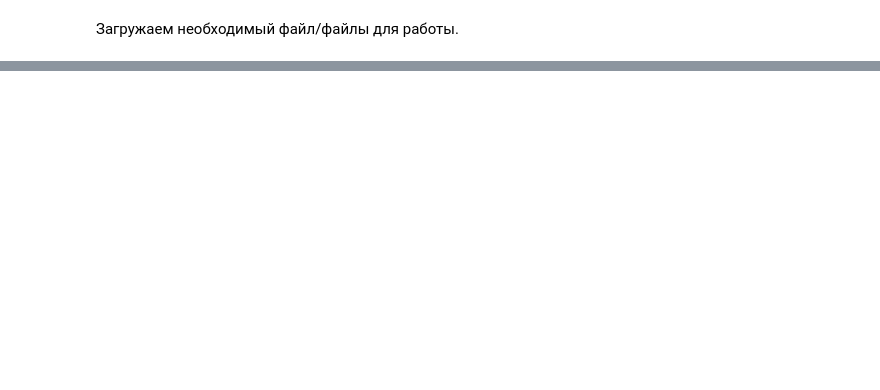
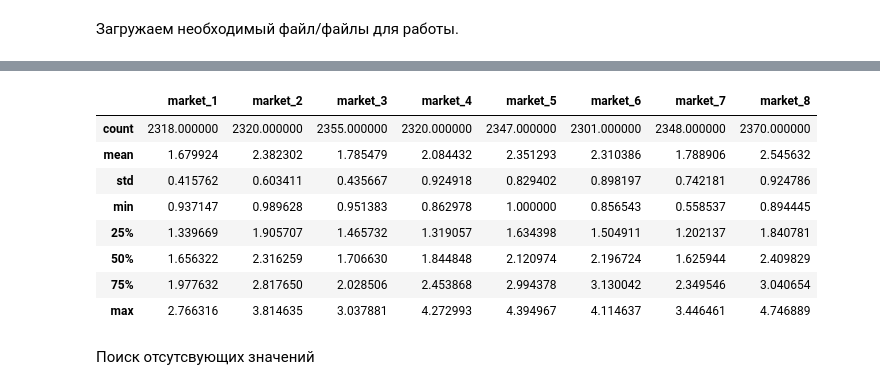
Before and after one commit to veresnikov/ad, a Jupyter notebook: research_data.ipynb, the cells around one changed output, grey strips where cells are left out. Cells and saved outputs as stored; diff of their text form; code cells hidden in the pictures; blank space fills up the shorter version.

```diff
--- a/research_data.ipynb
+++ b/research_data.ipynb
@@ -259,0 +136,14 @@ df.corr()
+# %%
+sales_train_df.describe()
+# %% [output]
+|  | market_1 | market_2 | market_3 | market_4 | market_5 | market_6 | market_7 | market_8 |
+| count | 2318.000000 | 2320.000000 | 2355.000000 | 2320.000000 | 2347.000000 | 2301.000000 | 2348.000000 | 2370.000000 |
+| mean | 1.679924 | 2.382302 | 1.785479 | 2.084432 | 2.351293 | 2.310386 | 1.788906 | 2.545632 |
+| std | 0.415762 | 0.603411 | 0.435667 | 0.924918 | 0.829402 | 0.898197 | 0.742181 | 0.924786 |
+| min | 0.937147 | 0.989628 | 0.951383 | 0.862978 | 1.000000 | 0.856543 | 0.558537 | 0.894445 |
+| 25% | 1.339669 | 1.905707 | 1.465732 | 1.319057 | 1.634398 | 1.504911 | 1.202137 | 1.840781 |
+| 50% | 1.656322 | 2.316259 | 1.706630 | 1.844848 | 2.120974 | 2.196724 | 1.625944 | 2.409829 |
+| 75% | 1.977632 | 2.817650 | 2.028506 | 2.453868 | 2.994378 | 3.130042 | 2.349546 | 3.040654 |
+| max | 2.766316 | 3.814635 | 3.037881 | 4.272993 | 4.394967 | 4.114637 | 3.446461 | 4.746889 |
+# %% [markdown]
+Поиск отсутсвующих значений
```
Also changed, not shown: parts of 58 cells of this notebook.
